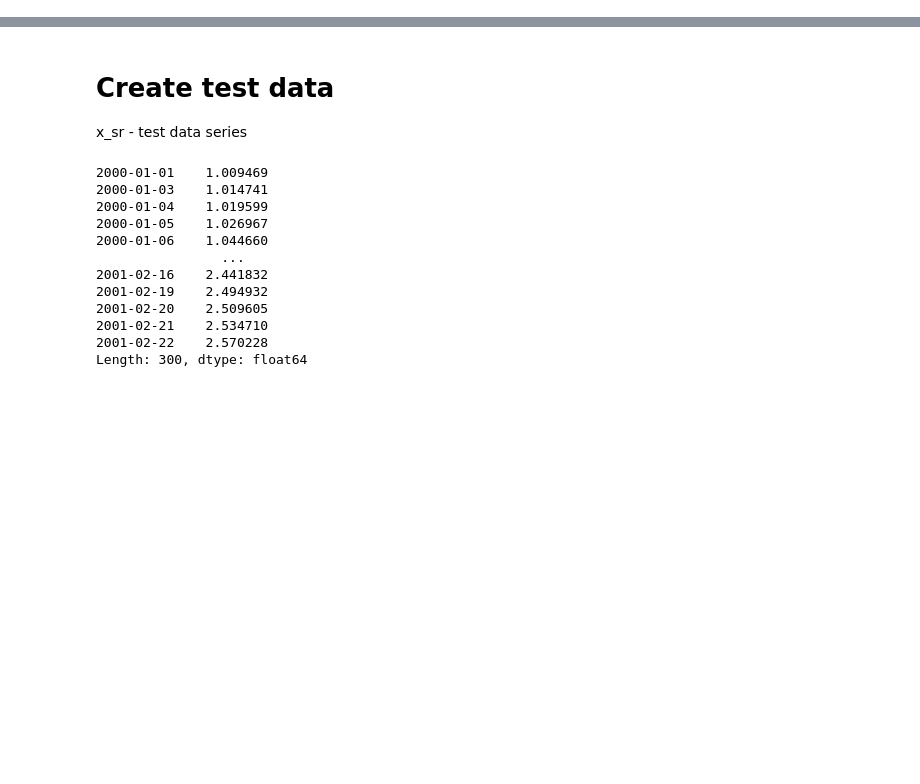
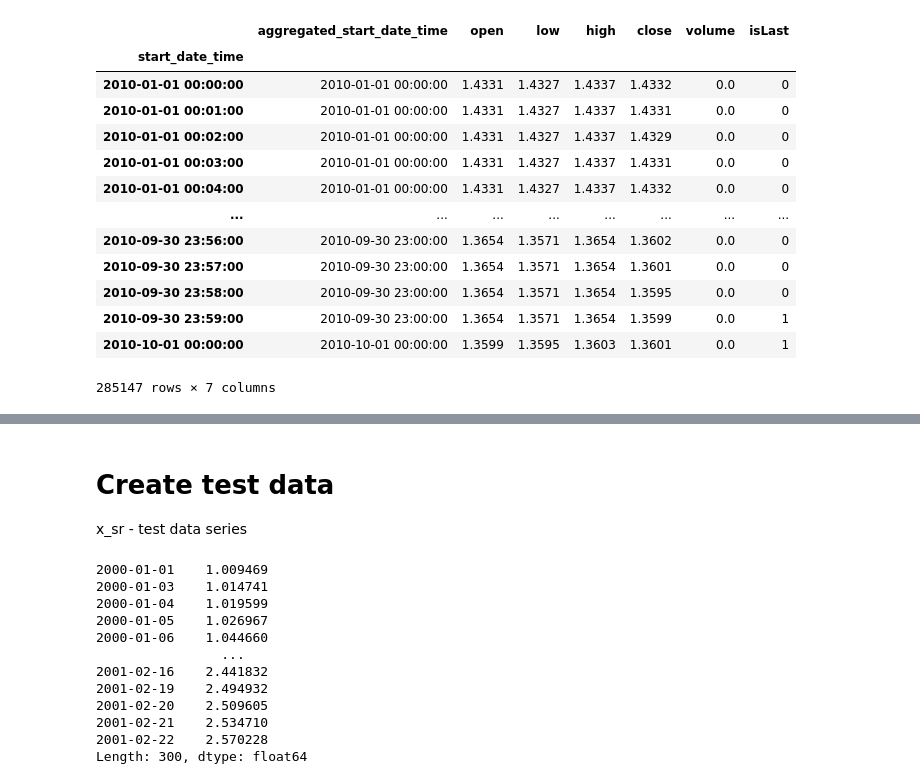
Before and after one commit to NNTrade/metrics, a Jupyter notebook: example/FuturePercentStepMatrix/Analis.ipynb, the cells around one changed output, grey strips where cells are left out. Drawn from its saved outputs; the diff is of its cells as text; code cells hidden in the pictures; blank space fills up the shorter version.

```diff
--- a/example/FuturePercentStepMatrix/Analis.ipynb
+++ b/example/FuturePercentStepMatrix/Analis.ipynb
@@ -4,0 +21,5 @@ import matplotlib.pyplot as plt
+# %%
+qsc = QuoteSourceClientFinamCSV("./quote/")
+qsc.add_file("EURUSD.Minute1.csv","EURUSD", TimeFrame.m1)
+fcq = FileCacheQuote("./cache/quote")
+qs = QuoteSource(fcq, qsc)
@@ -4,0 +28,18 @@ import matplotlib.pyplot as plt
+# %%
+quote_h1_m1 = qs.get("EURUSD",TimeFrame.H, from_date=date(2010,1,1), untill_date=date(2011,1,1), step_timeframe=TimeFrame.m1)
+quote_h1_m1
+# %% [output]
+|  | aggregated_start_date_time | open | low | high | close | volume | isLast |
+| start_date_time |  |  |  |  |  |  |  |
+| 2010-01-01 00:00:00 | 2010-01-01 00:00:00 | 1.4331 | 1.4327 | 1.4337 | 1.4332 | 0.0 | 0 |
+| 2010-01-01 00:01:00 | 2010-01-01 00:00:00 | 1.4331 | 1.4327 | 1.4337 | 1.4331 | 0.0 | 0 |
+| 2010-01-01 00:02:00 | 2010-01-01 00:00:00 | 1.4331 | 1.4327 | 1.4337 | 1.4329 | 0.0 | 0 |
+| 2010-01-01 00:03:00 | 2010-01-01 00:00:00 | 1.4331 | 1.4327 | 1.4337 | 1.4331 | 0.0 | 0 |
+| 2010-01-01 00:04:00 | 2010-01-01 00:00:00 | 1.4331 | 1.4327 | 1.4337 | 1.4332 | 0.0 | 0 |
+| ... | ... | ... | ... | ... | ... | ... | ... |
+| 2010-09-30 23:56:00 | 2010-09-30 23:00:00 | 1.3654 | 1.3571 | 1.3654 | 1.3602 | 0.0 | 0 |
+| 2010-09-30 23:57:00 | 2010-09-30 23:00:00 | 1.3654 | 1.3571 | 1.3654 | 1.3601 | 0.0 | 0 |
+| 2010-09-30 23:58:00 | 2010-09-30 23:00:00 | 1.3654 | 1.3571 | 1.3654 | 1.3595 | 0.0 | 0 |
+| 2010-09-30 23:59:00 | 2010-09-30 23:00:00 | 1.3654 | 1.3571 | 1.3654 | 1.3599 | 0.0 | 1 |
+| 2010-10-01 00:00:00 | 2010-10-01 00:00:00 | 1.3599 | 1.3595 | 1.3603 | 1.3601 | 0.0 | 1 |
+285147 rows × 7 columns
```
Also changed, not shown: parts of 12 cells of this notebook, 15 other files.
